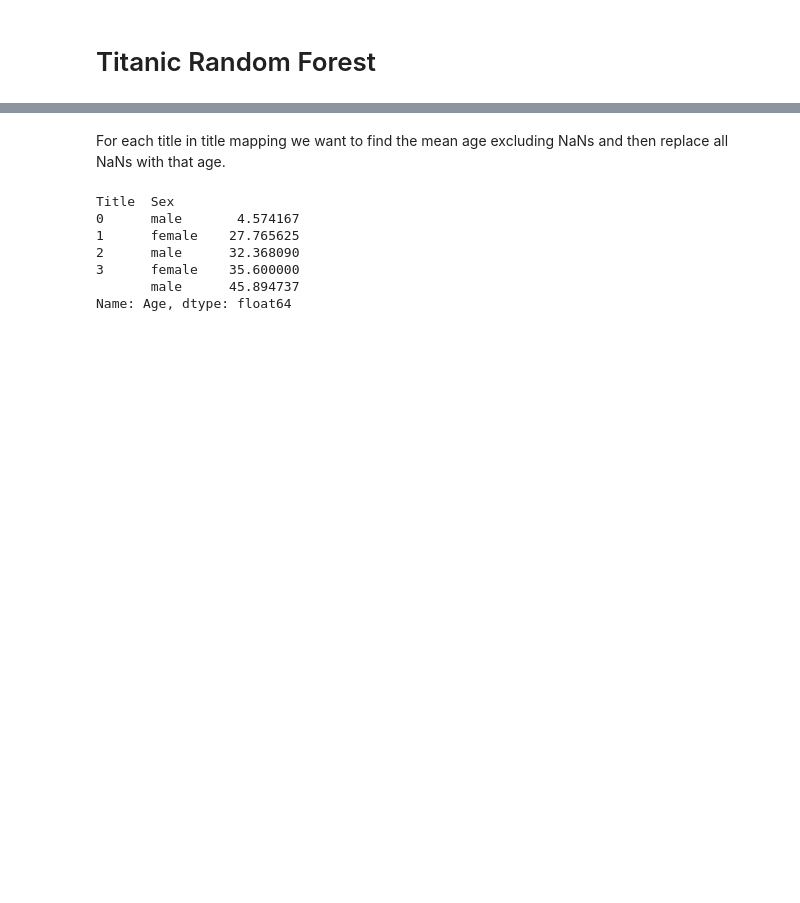
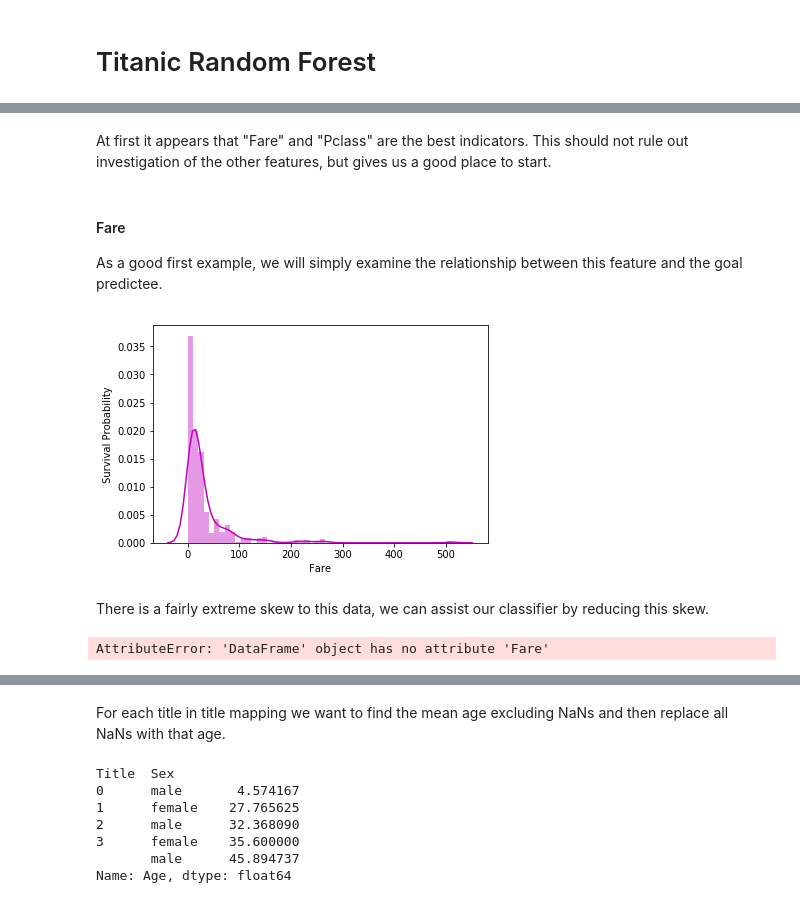
Before and after one commit to dj325/titanic_ensemble, a Jupyter notebook: titanic_reg.ipynb, the cells around one changed output, grey strips where cells are left out. Drawn from its saved outputs; the diff is of its cells as text; code cells hidden in the pictures; blank space fills up the shorter version.

```diff
--- a/titanic_reg.ipynb
+++ b/titanic_reg.ipynb
@@ -43,0 +101,20 @@ df_raw_test = df_raw_test.fillna(np.nan)
+# %% [markdown]
+At first it appears that "Fare" and "Pclass" are the best indicators. This should not rule out investigation of the other features, but gives us a good place to start.
+# %% [markdown]
+#### Fare
+As a good first example, we will simply examine the relationship between this feature and the goal predictee.
+# %%
+g = sns.distplot(df_raw_train["Fare"], color="m")
+g.set(ylabel="Survival Probability");
+# %% [output]
+[figure, added]
+# %% [markdown]
+
+There is a fairly extreme skew to this data, we can assist our classifier by reducing this skew.
+# %%
+df_raw["logFare"] = df_raw.Fare.apply(lambda x: np.log(x) if x > 0 else 0)
+
+g = sns.distplot(df_raw["logFare"], color="m")
+g.set(ylabel="Survival Probability");
+# %% [output]
+AttributeError: 'DataFrame' object has no attribute 'Fare'
```
Also changed, not shown: parts of 51 cells of this notebook.
